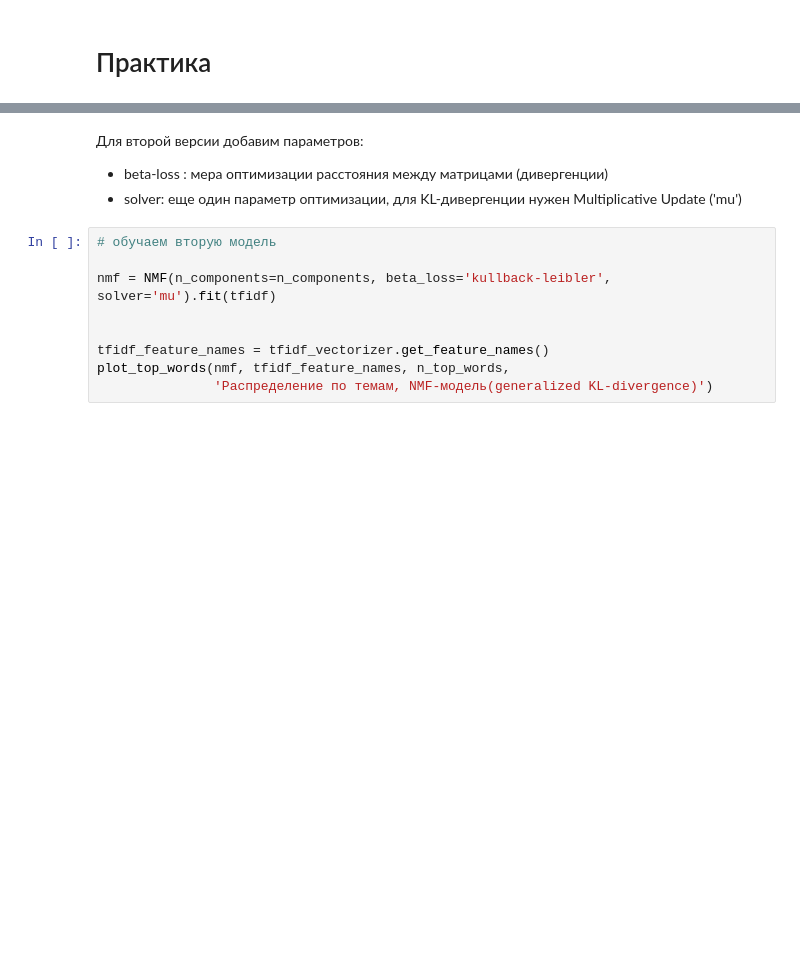
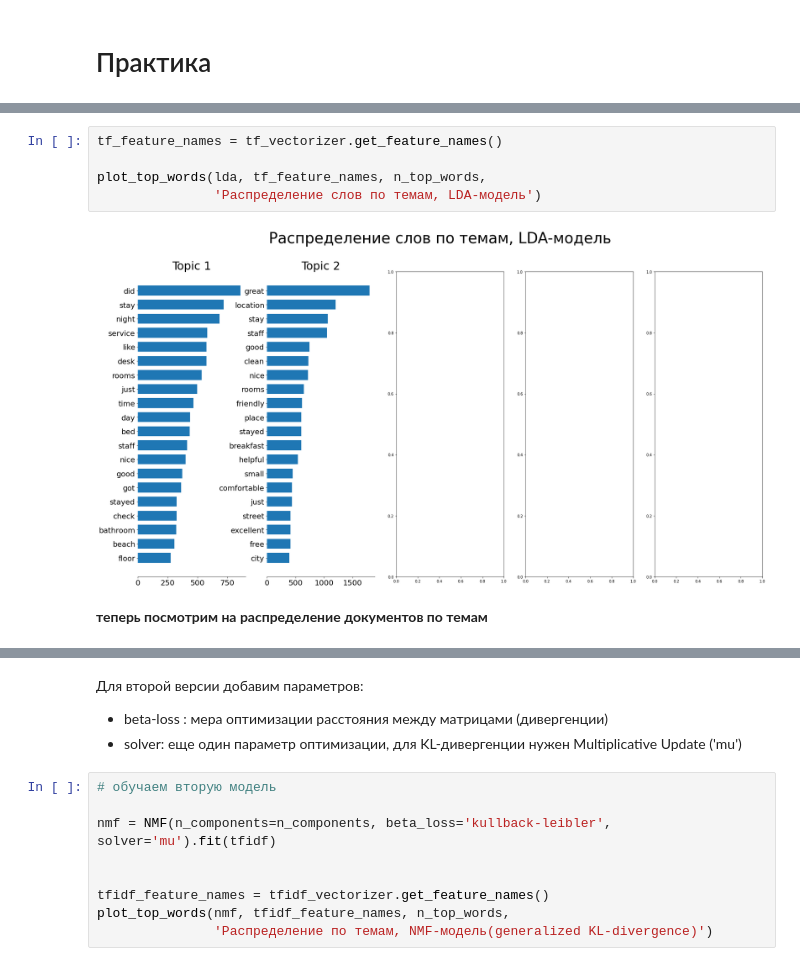
Before and after one commit to nstsj/ML_for_NLP, a Jupyter notebook: 6_dimred/dimred_for_texts(LDA+LSA).ipynb, the cells around one changed output, grey strips where cells are left out. Drawn from its saved outputs; the diff is of its cells as text; blank space fills up the shorter version.

```diff
--- a/6_dimred/dimred_for_texts(LDA+LSA).ipynb
+++ b/6_dimred/dimred_for_texts(LDA+LSA).ipynb
@@ -294,0 +249,9 @@ lsa_topic_matrix = lsa_model.fit_transform(tf)
+# %%
+tf_feature_names = tf_vectorizer.get_feature_names()
+
+plot_top_words(lda, tf_feature_names, n_top_words,
+               'Распределение слов по темам, LDA-модель')
+# %% [output]
+[figure, added]
+# %% [markdown]
+**теперь посмотрим на распределение документов по темам**
```
Also changed, not shown: parts of 72 cells of this notebook, 7 other files.
